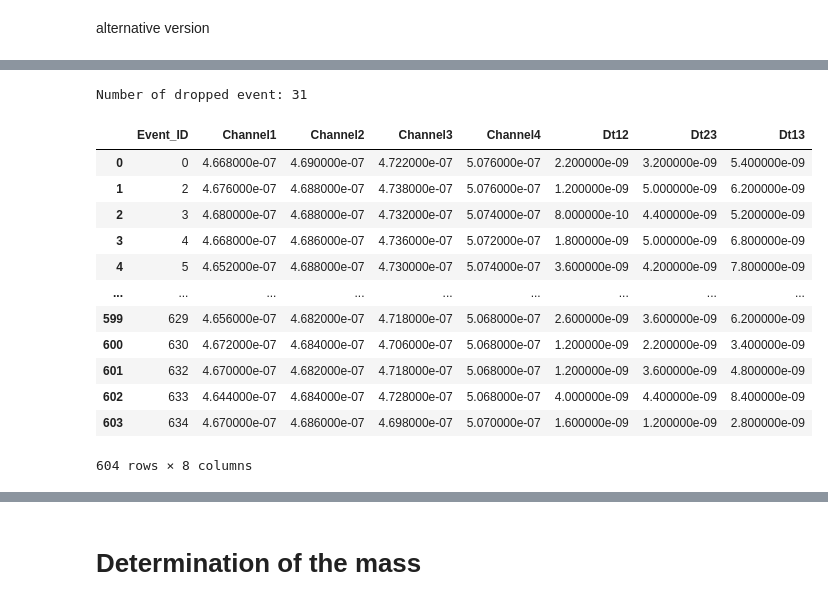
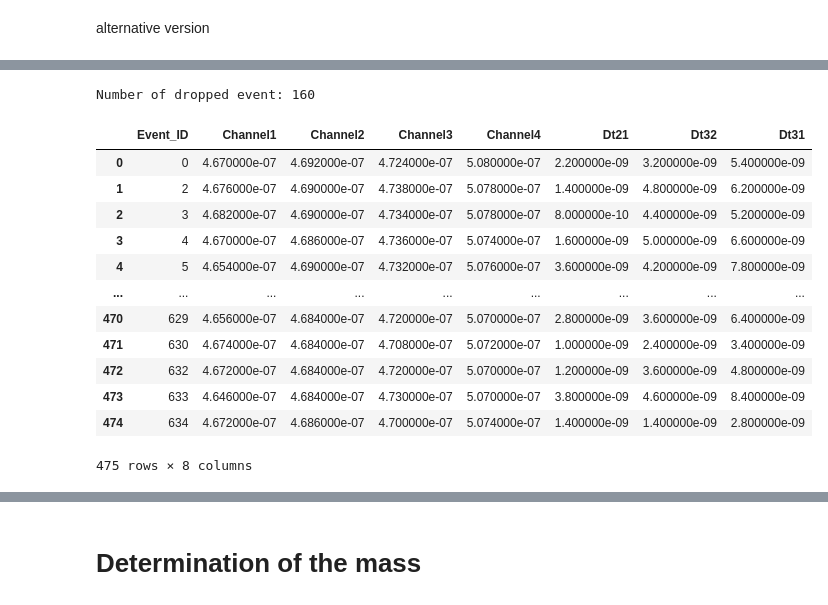
Before and after one commit to samuel-rms/AstroMu, a Jupyter notebook: analysis.ipynb, the cells around one changed output, grey strips where cells are left out. Drawn from its saved outputs; the diff is of its cells as text; code cells hidden in the pictures.

```diff
--- a/analysis.ipynb
+++ b/analysis.ipynb
@@ -143,7 +147,7 @@ def find_detection_times(data):
 # %% [markdown]
 alternative version
 # %%
-def compute_detection_times(data, threshold=0.02):
+def compute_detection_times(data, threshold=0.04):
     # Assume the DataFrame has columns: 'Event_ID', channel columns, and 'X_Value' as the last column.
     channels = data.columns[2:]  # Excludes 'Event_ID' and 'X_Value'
 
@@ -155,7 +159,7 @@ def compute_detection_times(data, threshold=0.02):
 
     # Filter rows where the absolute signal exceeds the threshold.
     filtered = melted[np.abs(melted['signal']) > threshold]
-    print(filtered)
+   #  print(filtered)
 
     # For each Event_ID and channel, find the smallest X_Value where the condition is met.
     detection_times = filtered.groupby(['Event_ID','channel'])['X_Value'].min().unstack()
@@ -201,6 +191,6 @@ detection_times
 # %%
-detection_times['Dt12'] = np.abs(detection_times.Channel1 - detection_times.Channel2)
-detection_times['Dt23'] = np.abs(detection_times.Channel3 - detection_times.Channel2)
-detection_times['Dt13'] = np.abs(detection_times.Channel1 - detection_times.Channel3)
+detection_times['Dt21'] = detection_times.Channel2 - detection_times.Channel1
+detection_times['Dt32'] = detection_times.Channel3 - detection_times.Channel2
+detection_times['Dt31'] = detection_times.Channel3 - detection_times.Channel1
 detection_times
 # %% [output]
@@ -220,26 +210,27 @@ detection_times
 # %%
 def event_exclusion(detection_times):
     nevent = len(data) // event_size
-    mask = (detection_times['Dt12'] != 0) & (detection_times['Dt23'] != 0) & (detection_times['Dt13'] != 0)
+    mask = (detection_times['Dt21'] > 0) & (detection_times['Dt32'] > 0) & (detection_times['Dt31'] > 0) #& (detection_times['Dt21'] < detection_times['Dt32'] )
+    excluded_events = detection_times[~mask]
     kept_event = detection_times[mask].drop(columns=['Event_ID'])
     ndropped = nevent - np.sum(mask)
     print('Number of dropped event:', ndropped)
-    return kept_event.reset_index(names='Event_ID')
+    return kept_event.reset_index(names='Event_ID'), excluded_events
 # %%
-kept_detection_times = event_exclusion(detection_times)
+kept_detection_times, excluded_detect_times = event_exclusion(detection_times)
 kept_detection_times
 # %% [output]
-Number of dropped event: 31
+Number of dropped event: 160
-|  | Event_ID | Channel1 | Channel2 | Channel3 | Channel4 | Dt12 | Dt23 | Dt13 |
-| 0 | 0 | 4.668000e-07 | 4.690000e-07 | 4.722000e-07 | 5.076000e-07 | 2.200000e-09 | 3.200000e-09 | 5.400000e-09 |
-| 1 | 2 | 4.676000e-07 | 4.688000e-07 | 4.738000e-07 | 5.076000e-07 | 1.200000e-09 | 5.000000e-09 | 6.200000e-09 |
-| 2 | 3 | 4.680000e-07 | 4.688000e-07 | 4.732000e-07 | 5.074000e-07 | 8.000000e-10 | 4.400000e-09 | 5.200000e-09 |
-| 3 | 4 | 4.668000e-07 | 4.686000e-07 | 4.736000e-07 | 5.072000e-07 | 1.800000e-09 | 5.000000e-09 | 6.800000e-09 |
-| 4 | 5 | 4.652000e-07 | 4.688000e-07 | 4.730000e-07 | 5.074000e-07 | 3.600000e-09 | 4.200000e-09 | 7.800000e-09 |
+|  | Event_ID | Channel1 | Channel2 | Channel3 | Channel4 | Dt21 | Dt32 | Dt31 |
+| 0 | 0 | 4.670000e-07 | 4.692000e-07 | 4.724000e-07 | 5.080000e-07 | 2.200000e-09 | 3.200000e-09 | 5.400000e-09 |
+| 1 | 2 | 4.676000e-07 | 4.690000e-07 | 4.738000e-07 | 5.078000e-07 | 1.400000e-09 | 4.800000e-09 | 6.200000e-09 |
+| 2 | 3 | 4.682000e-07 | 4.690000e-07 | 4.734000e-07 | 5.078000e-07 | 8.000000e-10 | 4.400000e-09 | 5.200000e-09 |
+| 3 | 4 | 4.670000e-07 | 4.686000e-07 | 4.736000e-07 | 5.074000e-07 | 1.600000e-09 | 5.000000e-09 | 6.600000e-09 |
+| 4 | 5 | 4.654000e-07 | 4.690000e-07 | 4.732000e-07 | 5.076000e-07 | 3.600000e-09 | 4.200000e-09 | 7.800000e-09 |
 | ... | ... | ... | ... | ... | ... | ... | ... | ... |
-| 599 | 629 | 4.656000e-07 | 4.682000e-07 | 4.718000e-07 | 5.068000e-07 | 2.600000e-09 | 3.600000e-09 | 6.200000e-09 |
-| 600 | 630 | 4.672000e-07 | 4.684000e-07 | 4.706000e-07 | 5.068000e-07 | 1.200000e-09 | 2.200000e-09 | 3.400000e-09 |
-| 601 | 632 | 4.670000e-07 | 4.682000e-07 | 4.718000e-07 | 5.068000e-07 | 1.200000e-09 | 3.600000e-09 | 4.800000e-09 |
-| 602 | 633 | 4.644000e-07 | 4.684000e-07 | 4.728000e-07 | 5.068000e-07 | 4.000000e-09 | 4.400000e-09 | 8.400000e-09 |
-| 603 | 634 | 4.670000e-07 | 4.686000e-07 | 4.698000e-07 | 5.070000e-07 | 1.600000e-09 | 1.200000e-09 | 2.800000e-09 |
+| 470 | 629 | 4.656000e-07 | 4.684000e-07 | 4.720000e-07 | 5.070000e-07 | 2.800000e-09 | 3.600000e-09 | 6.400000e-09 |
+| 471 | 630 | 4.674000e-07 | 4.684000e-07 | 4.708000e-07 | 5.072000e-07 | 1.000000e-09 | 2.400000e-09 | 3.400000e-09 |
+| 472 | 632 | 4.672000e-07 | 4.684000e-07 | 4.720000e-07 | 5.070000e-07 | 1.200000e-09 | 3.600000e-09 | 4.800000e-09 |
+| 473 | 633 | 4.646000e-07 | 4.684000e-07 | 4.730000e-07 | 5.070000e-07 | 3.800000e-09 | 4.600000e-09 | 8.400000e-09 |
+| 474 | 634 | 4.672000e-07 | 4.686000e-07 | 4.700000e-07 | 5.074000e-07 | 1.400000e-09 | 1.400000e-09 | 2.800000e-09 |
-604 rows × 8 columns
+475 rows × 8 columns
```
Also changed, not shown: parts of 12 cells of this notebook.
